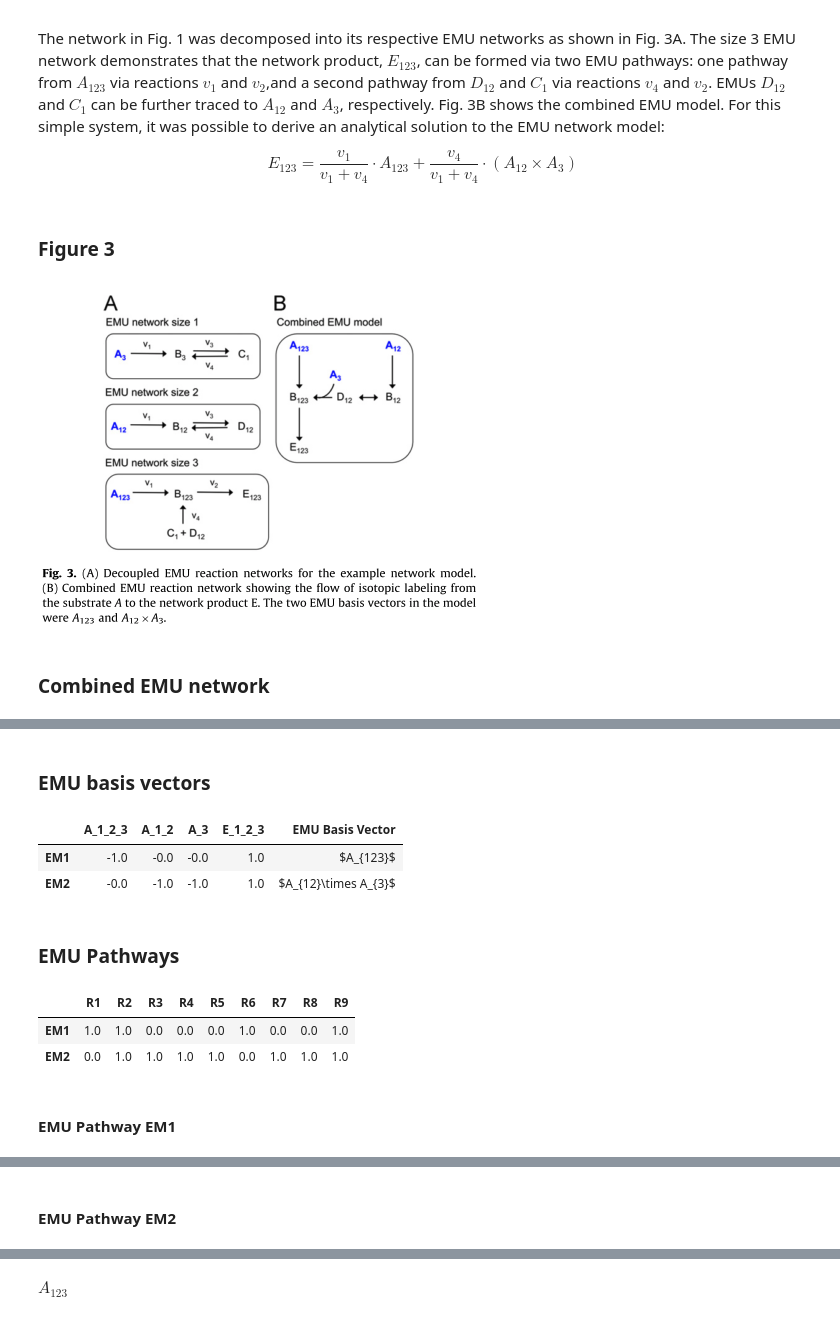
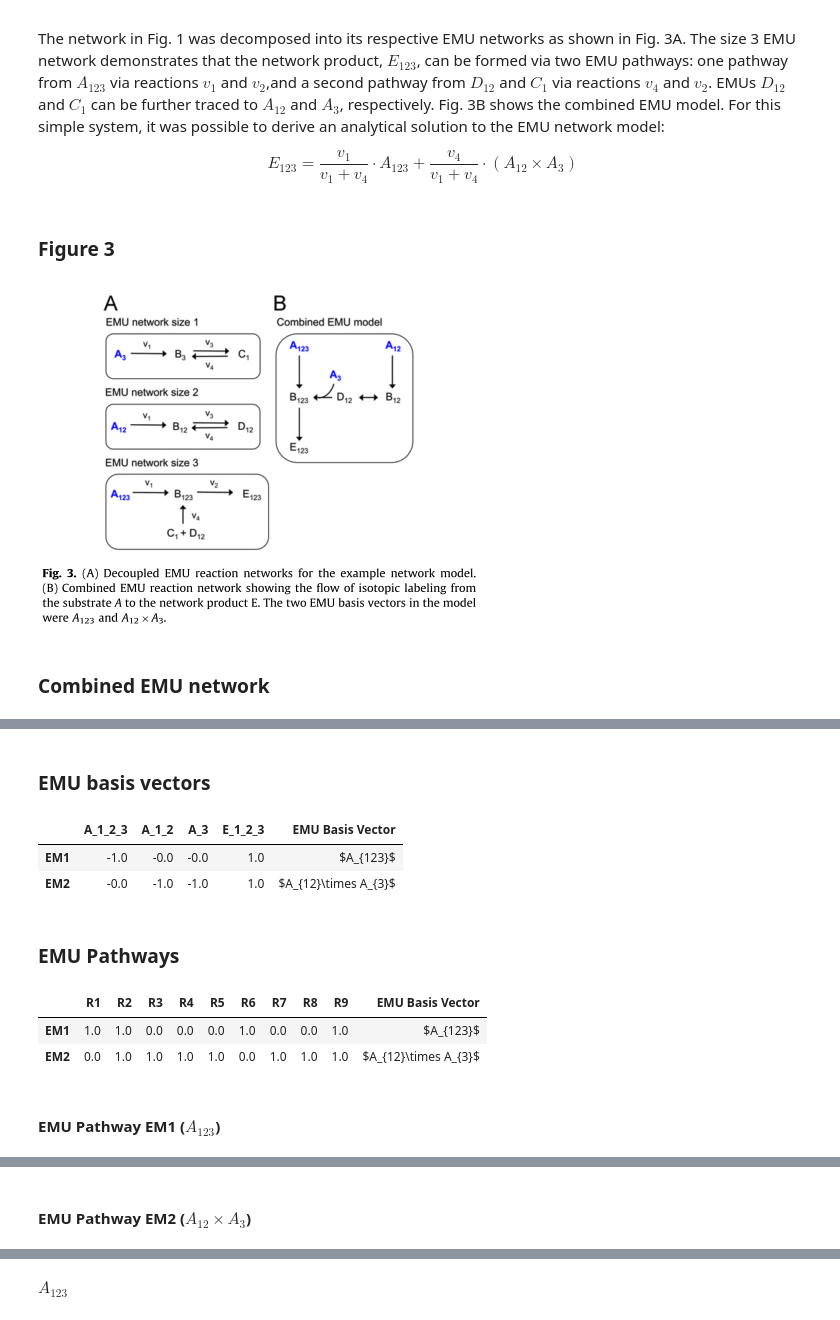
Before and after one commit to AgileBioFoundry/EMSL-Summer-School-2021-fluxomics, a Jupyter notebook: flux observability analysis.ipynb, the cells around one changed output, grey strips where cells are left out. Drawn from its saved outputs; the diff is of its cells as text; code cells hidden in the pictures.

```diff
--- a/flux observability analysis.ipynb
+++ b/flux observability analysis.ipynb
@@ -38,8 +38,8 @@ def get_EMU_basis_vector_name( emu_basis_vector ):
 
                 bv_name.append( latex_met )
             else:
-                bv_name.append( '\left(%s\right)^{%d}' % (latex_met, -int(stoich)))
-    return '${}$'.format('\times '.join(bv_name))
+                bv_name.append( r'\left(' + latex_met + r'\right)^' + '{%d}' % -int(stoich))
+    return '${}$'.format(r'\times '.join(bv_name))
 def get_stoichiometric_matrix( network ):
     return pd.DataFrame(cobra.util.create_stoichiometric_matrix(network),
                     index=[m.id for m in emu_network.metabolites],
@@ -105,40 +105,42 @@ emu_elmo = calculate_elementary_modes( emu_network, verbose=False)
 display(Markdown('### Figure 3\n'))
 display(Image('Figure3.png'))
 display(Markdown('### Combined EMU network\n'))
 display(flux_map(cobra.io.load_json_model("figure3_combined_EMU_network.json"), display_name_format=lambda x: str(x.id),
          flux_dict={rxn.id: emu_elmo.sum(axis=0)[rxn.id] for rxn in emu_network.reactions}))
 #cobra.io.save_json_model(emu_network, "figure3_combined_emu_network.json",pretty=True)
 display(Markdown('### EMU basis vectors \n'))
 ebv = EMU_basis_vectors( emu_network, external_rxns, external_mets, output_met)
 display(ebv)
 
 display(Markdown('### EMU Pathways ###\n'))
+emu_elmo['EMU Basis Vector']  = ebv['EMU Basis Vector']
+
 display(emu_elmo)
 
 for em in emu_elmo.index:
     with emu_network:
         emu_network.remove_reactions([r for r in emu_elmo.columns if emu_elmo.loc[em,r] == 0],remove_orphans=True)
-        display(Markdown('#### EMU Pathway {}\n'.format(em)))
+        display(Markdown('#### EMU Pathway {} ('.format(em) + ebv.loc[em,'EMU Basis Vector' ]  + ')\n'))
         display(flux_map(emu_network,
                      display_name_format=lambda x: str(x.id),
                      flux_dict={rxn.id: emu_elmo.loc[em,rxn.id]
                             for rxn in emu_network.reactions}))
 # %% [output]
 ### Figure 3
 [figure]
 ### Combined EMU network
 [interactive output not drawn]
 ### EMU basis vectors
 |  | A_1_2_3 | A_1_2 | A_3 | E_1_2_3 | EMU Basis Vector |
 | EM1 | -1.0 | -0.0 | -0.0 | 1.0 | $A_{123}$ |
 | EM2 | -0.0 | -1.0 | -1.0 | 1.0 | $A_{12}\times A_{3}$ |
 ### EMU Pathways ###
-|  | R1 | R2 | R3 | R4 | R5 | R6 | R7 | R8 | R9 |
-| EM1 | 1.0 | 1.0 | 0.0 | 0.0 | 0.0 | 1.0 | 0.0 | 0.0 | 1.0 |
-| EM2 | 0.0 | 1.0 | 1.0 | 1.0 | 1.0 | 0.0 | 1.0 | 1.0 | 1.0 |
+|  | R1 | R2 | R3 | R4 | R5 | R6 | R7 | R8 | R9 | EMU Basis Vector |
+| EM1 | 1.0 | 1.0 | 0.0 | 0.0 | 0.0 | 1.0 | 0.0 | 0.0 | 1.0 | $A_{123}$ |
+| EM2 | 0.0 | 1.0 | 1.0 | 1.0 | 1.0 | 0.0 | 1.0 | 1.0 | 1.0 | $A_{12}\times A_{3}$ |
-#### EMU Pathway EM1
+#### EMU Pathway EM1 ($A_{123}$)
 [interactive output not drawn]
-#### EMU Pathway EM2
+#### EMU Pathway EM2 ($A_{12}\times A_{3}$)
 [interactive output not drawn]
 # %%
 Latex(get_EMU_basis_vector_name( ebv.loc['EM1'] ))
```
Also changed, not shown: parts of 2 cells of this notebook.
